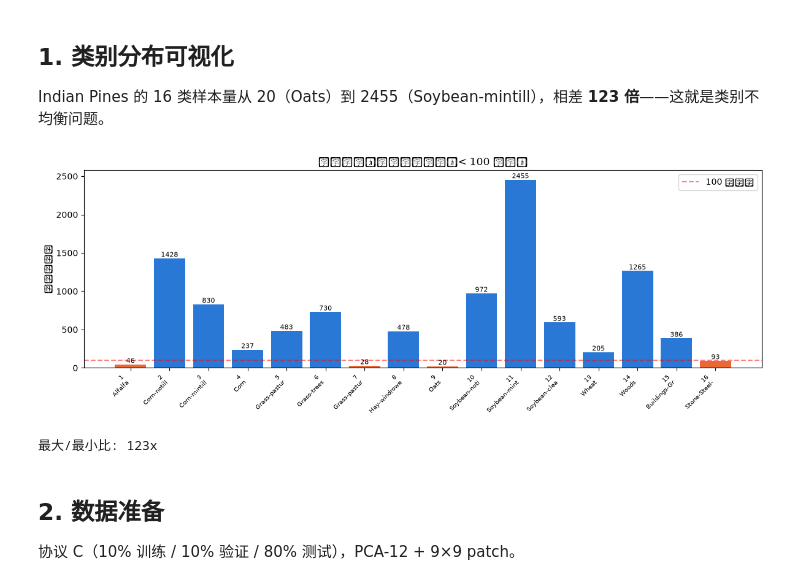
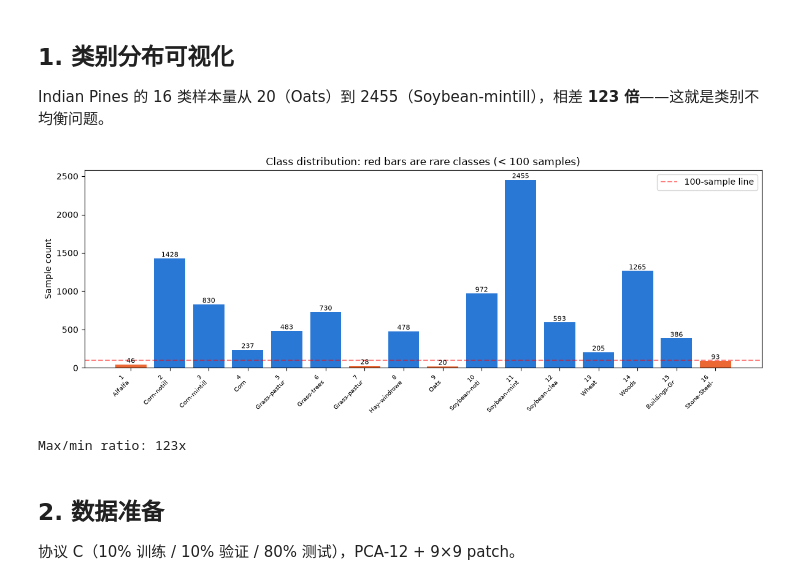
Before and after one commit to masskx/HSI-Learning, a Jupyter notebook: notebooks/15_imbalance_analysis_teaching.ipynb, the cells around one changed output. Drawn from its saved outputs; the diff is of its cells as text; code cells hidden in the pictures.

```diff
--- a/notebooks/15_imbalance_analysis_teaching.ipynb
+++ b/notebooks/15_imbalance_analysis_teaching.ipynb
@@ -45,25 +45,25 @@ Indian Pines 的 16 类样本量从 20（Oats）到 2455（Soybean-mintill），
 # %%
 dataset_dir = Path("dataset")
 cube = loadmat(dataset_dir / "Indian_pines_corrected.mat")["indian_pines_corrected"].astype(np.float32)
 gt = loadmat(dataset_dir / "Indian_pines_gt.mat")["indian_pines_gt"].astype(np.int64)
 
 counts = [int((gt == c).sum()) for c in range(1, 17)]
 fig, ax = plt.subplots(figsize=(12, 4.5))
 bars = ax.bar(range(16), counts, color=["#eb6834" if c < 100 else "#2a78d6" for c in counts])
 ax.set_xticks(range(16), [f"{c+1}\n{name[:12]}" for c, name in enumerate(class_names)],
               fontsize=7, rotation=45, ha="right")
-ax.set_ylabel("标注样本数")
-ax.set_title("类别分布：红色为稀有类（< 100 样本）")
+ax.set_ylabel("Sample count")
+ax.set_title("Class distribution: red bars are rare classes (< 100 samples)")
 for bar, count in zip(bars, counts):
     ax.text(bar.get_x() + bar.get_width() / 2, count + 20, str(count), ha="center", fontsize=8)
-ax.axhline(100, color="red", linestyle="--", alpha=0.5, label="100 样本线")
+ax.axhline(100, color="red", linestyle="--", alpha=0.5, label="100-sample line")
 ax.legend()
 plt.tight_layout()
 plt.show()
-print(f"最大/最小比: {max(counts)/min(counts):.0f}x")
+print(f"Max/min ratio: {max(counts)/min(counts):.0f}x")
 # %% [output]
-[figure, old version]
+[figure, new version]
-最大/最小比: 123x
+Max/min ratio: 123x
 # %% [markdown]
 ## 2. 数据准备
 
```
Also changed, not shown: parts of 3 cells of this notebook, 2 other files.
